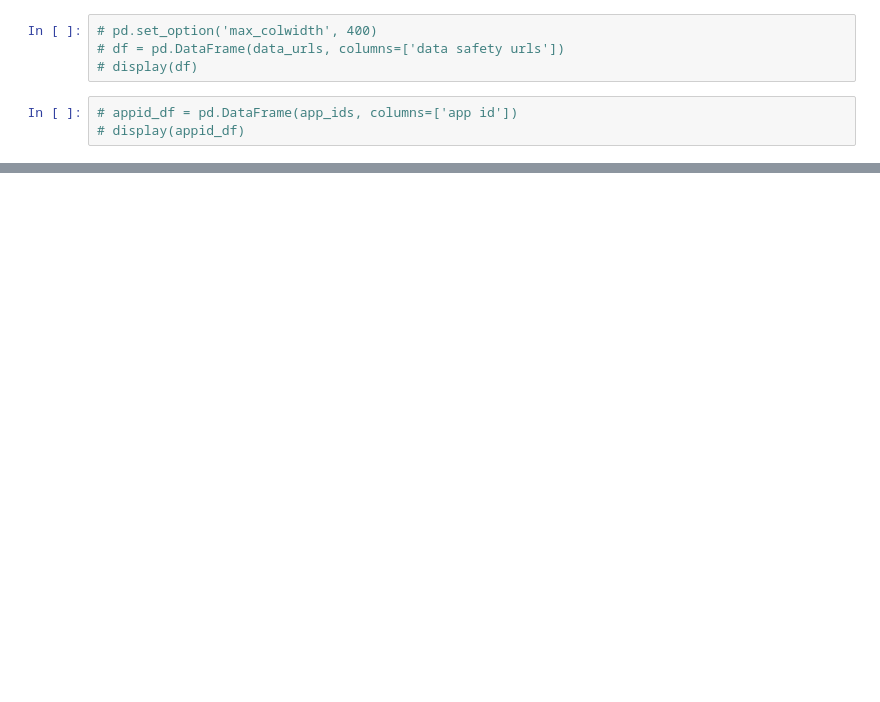
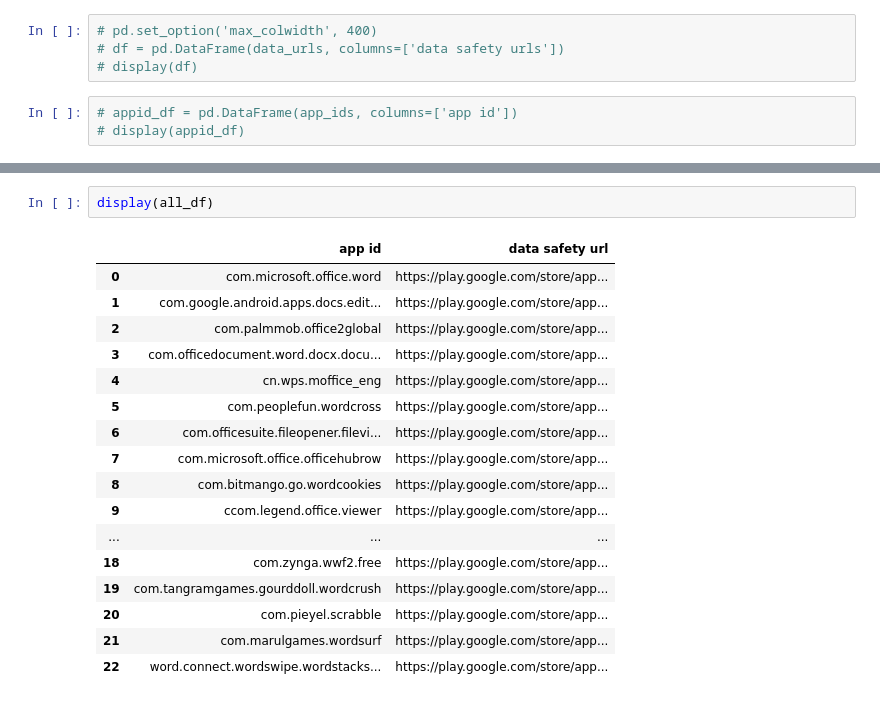
Before and after one commit to allison-lu/can-i-copy-yours, a Jupyter notebook: wc.ipynb, the cells around one changed output, grey strips where cells are left out. Saved outputs shown, nothing was run; the diff lists cells and outputs as text; blank space fills up the shorter version.

```diff
--- a/wc.ipynb
+++ b/wc.ipynb
@@ -347,0 +311,20 @@ Privacy Policy Privacy Policy Select your language azərbaycan Afrikaans Bahasa
+# %%
+display(all_df)
+# %% [output]
+|  | app id | data safety url |
+| 0 | com.microsoft.office.word | https://play.google.com/store/app... |
+| 1 | com.google.android.apps.docs.edit... | https://play.google.com/store/app... |
+| 2 | com.palmmob.office2global | https://play.google.com/store/app... |
+| 3 | com.officedocument.word.docx.docu... | https://play.google.com/store/app... |
+| 4 | cn.wps.moffice_eng | https://play.google.com/store/app... |
+| 5 | com.peoplefun.wordcross | https://play.google.com/store/app... |
+| 6 | com.officesuite.fileopener.filevi... | https://play.google.com/store/app... |
+| 7 | com.microsoft.office.officehubrow | https://play.google.com/store/app... |
+| 8 | com.bitmango.go.wordcookies | https://play.google.com/store/app... |
+| 9 | ccom.legend.office.viewer | https://play.google.com/store/app... |
+| ... | ... | ... |
+| 18 | com.zynga.wwf2.free | https://play.google.com/store/app... |
+| 19 | com.tangramgames.gourddoll.wordcrush | https://play.google.com/store/app... |
+| 20 | com.pieyel.scrabble | https://play.google.com/store/app... |
+| 21 | com.marulgames.wordsurf | https://play.google.com/store/app... |
+| 22 | word.connect.wordswipe.wordstacks... | https://play.google.com/store/app... |
```
Also changed, not shown: parts of 25 cells of this notebook.
